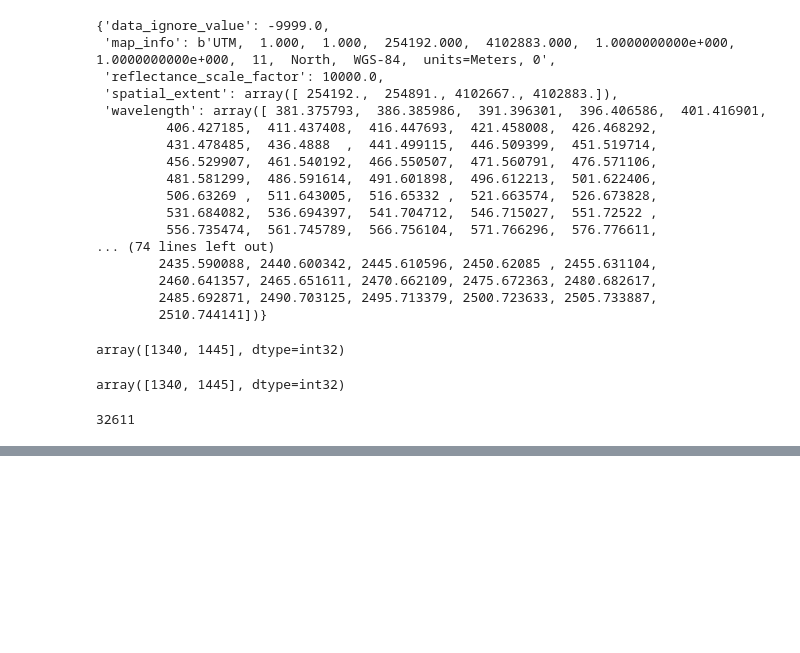
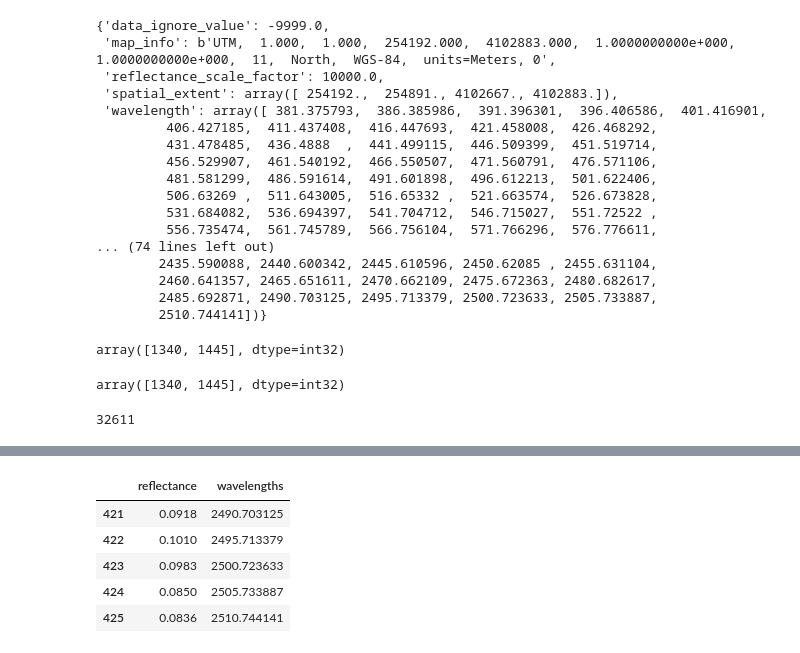
Before and after one commit to sauer3/2018-NEON-Spectra-extraction, a Jupyter notebook: Extract_and_plot_spectra_from_AOP.ipynb, the cells around one changed output, grey strips where cells are left out. Drawn from its saved outputs; the diff is of its cells as text; code cells hidden in the pictures; blank space fills up the shorter version.

```diff
--- a/Extract_and_plot_spectra_from_AOP.ipynb
+++ b/Extract_and_plot_spectra_from_AOP.ipynb
@@ -301,0 +328,10 @@ metadata['epsg']
+# %%
+# check for tail wierdness
+serc_pixel_df.tail(5)
+# %% [output]
+|  | reflectance | wavelengths |
+| 421 | 0.0918 | 2490.703125 |
+| 422 | 0.1010 | 2495.713379 |
+| 423 | 0.0983 | 2500.723633 |
+| 424 | 0.0850 | 2505.733887 |
+| 425 | 0.0836 | 2510.744141 |
```
Also changed, not shown: parts of 8 cells of this notebook.
